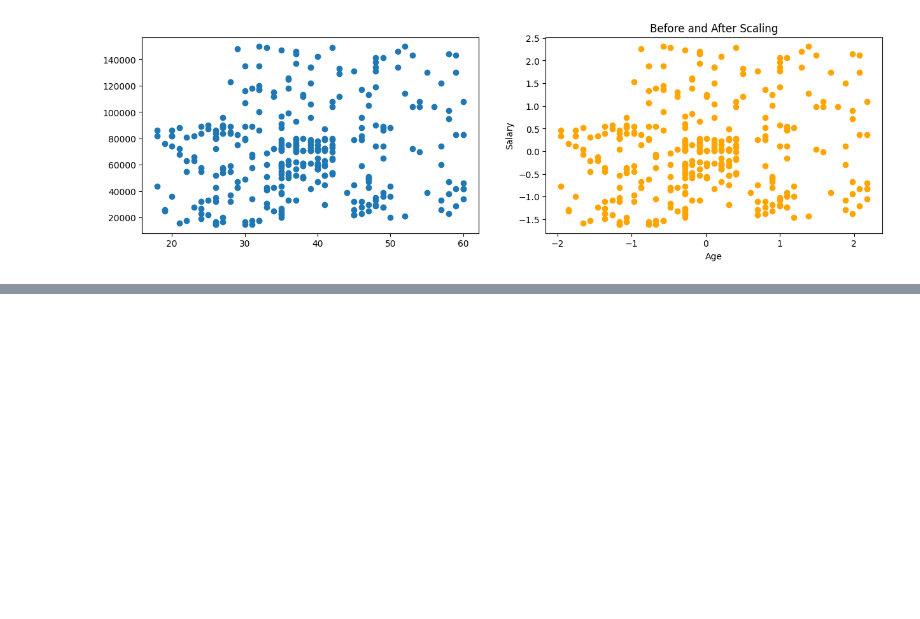
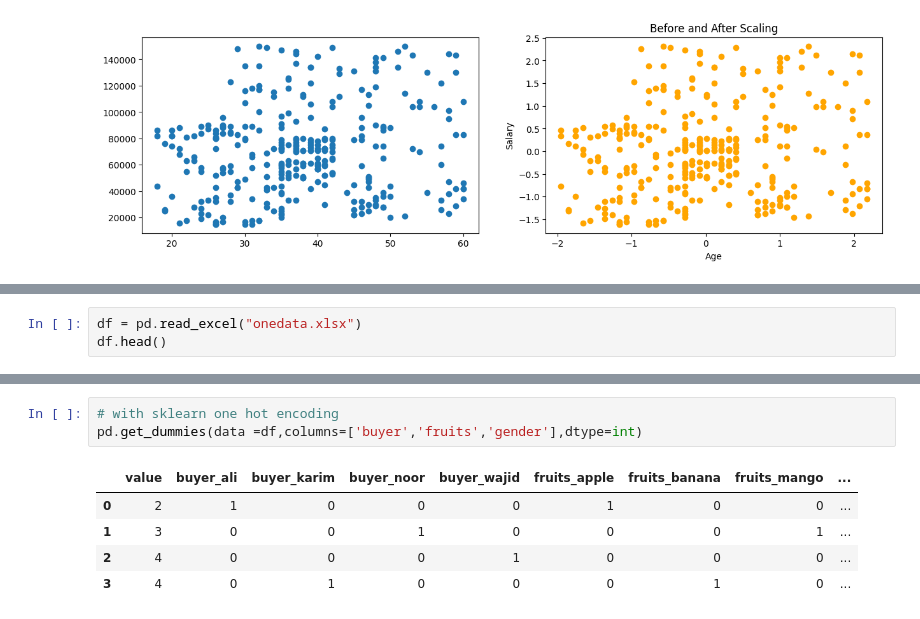
Before and after one commit to jyotijain0355/Jyoti-AI-Journey, a Jupyter notebook: MACHINE LEARNING/sklearn.ipynb, the cells around one changed output, grey strips where cells are left out. Drawn from its saved outputs; the diff is of its cells as text; blank space fills up the shorter version.

Commit message:
Add initial dataset in Excel format for machine learning analysis

```diff
--- a/MACHINE LEARNING/sklearn.ipynb
+++ b/MACHINE LEARNING/sklearn.ipynb
@@ -502,0 +517,3 @@ plt.show()
+# %%
+df = pd.read_excel("onedata.xlsx")
+df.head()
@@ -502,0 +526,9 @@ plt.show()
+# %%
+# with sklearn one hot encoding
+pd.get_dummies(data =df,columns=['buyer','fruits','gender'],dtype=int)
+# %% [output]
+|  | value | buyer_ali | buyer_karim | buyer_noor | buyer_wajid | fruits_apple | fruits_banana | fruits_mango | ... |
+| 0 | 2 | 1 | 0 | 0 | 0 | 1 | 0 | 0 | ... |
+| 1 | 3 | 0 | 0 | 1 | 0 | 0 | 0 | 1 | ... |
+| 2 | 4 | 0 | 0 | 0 | 1 | 0 | 0 | 0 | ... |
+| 3 | 4 | 0 | 1 | 0 | 0 | 0 | 1 | 0 | ... |
```
Also changed, not shown: parts of 7 cells of this notebook, 1 other file.
